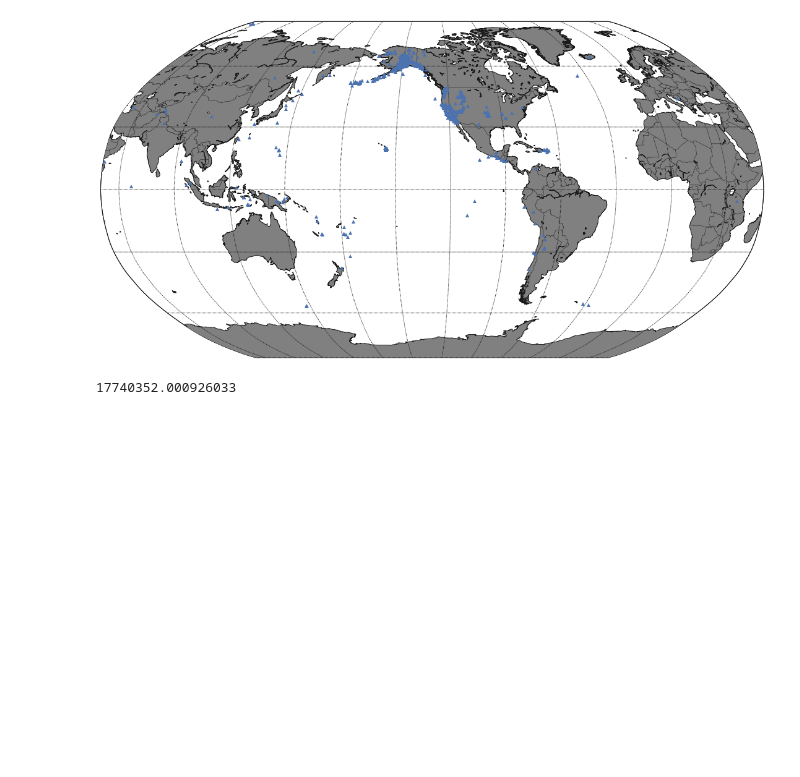
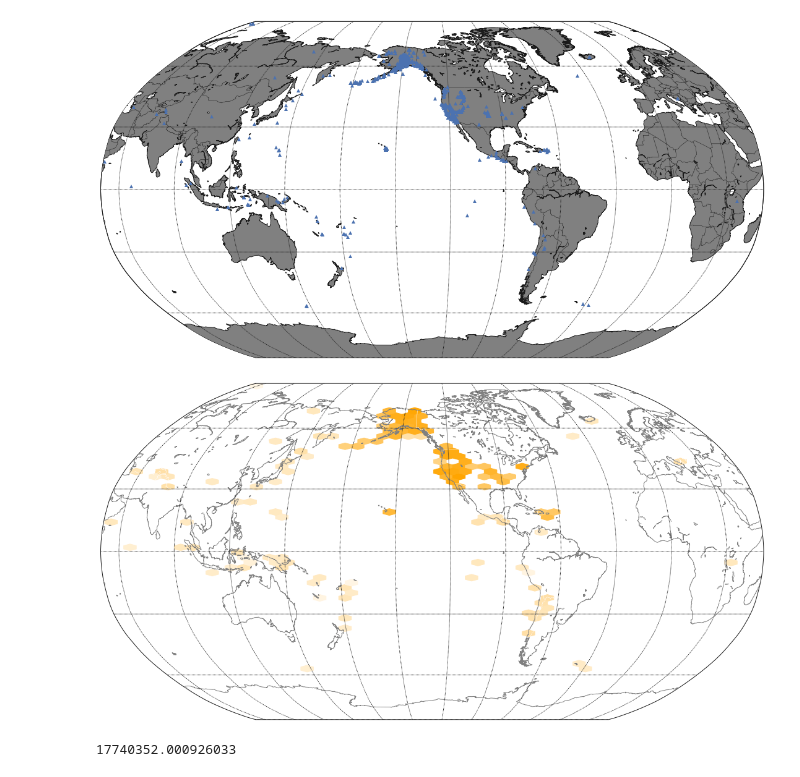
Before and after one commit to tian2992/notebooks_dateros, a Jupyter notebook: 04-basemap/04-mapas.ipynb, the cells around one changed output. Drawn from its saved outputs; the diff is of its cells as text; code cells hidden in the pictures; blank space fills up the shorter version.

```diff
--- a/04-basemap/04-mapas.ipynb
+++ b/04-basemap/04-mapas.ipynb
@@ -113,6 +113,27 @@ plt.show()
     for more details.
   ax.hold(b)
 [figure]
+# %%
+figu, ax = plt.subplots(figsize=(20,10))
+eq_map = Basemap(projection='robin', resolution = 'l', area_thresh = 1000.0,
+              lat_0=0, lon_0=-130)
+eq_map.drawcoastlines(color="grey")
+eq_map.drawcountries(color="white")
+eq_map.drawmapboundary(color="white")
+eq_map.drawmeridians(np.arange(0, 360, 30))
+eq_map.drawparallels(np.arange(-90, 90, 30))
+
+## Coordenadas a posiciones
+x,y = eq_map(lons, lats)
+paleta = seaborn.light_palette("orange", reverse=True, as_cmap=True)
+
+hb = plt.hexbin(x, y, C=quakes['mag'], bins='log', gridsize=50, mincnt=0, cmap=paleta)
+
+cb = fig2.colorbar(hb, ax=ax2)
+
+plt.show()
+# %% [output]
+[figure, added]
 # %%
 x[0]
 # %% [output]
```
